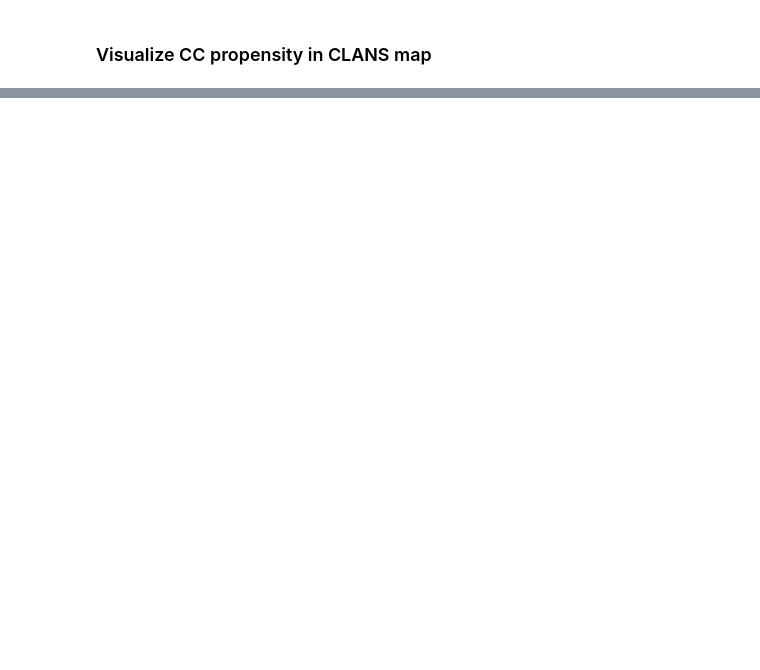
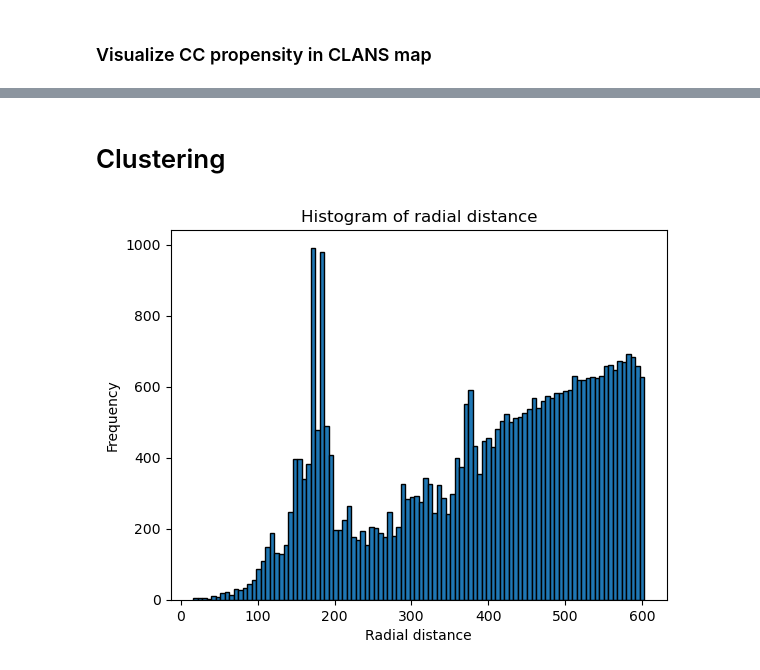
Before and after one commit to donEnno/hendecads, a Jupyter notebook: code/hendecad_prep.ipynb, the cells around one changed output, grey strips where cells are left out. Saved outputs shown, nothing was run; the diff lists cells and outputs as text; code cells hidden in the pictures; blank space fills up the shorter version.

Commit message:
Added cluster analysis

```diff
--- a/code/hendecad_prep.ipynb
+++ b/code/hendecad_prep.ipynb
@@ -193,7 +198,7 @@ Text(0, 0.5, 'Frequency')
 # %% [markdown]
 ### Visualize CC propensity in CLANS map
 # %%
-clans_data = "/ebio/abt1_share/prediction_hendecads/data/new_prot_fam_data/CLANS_cluster_map/new_hendecads_1E-14.clans"
+clans_data = '/home/enno/uni/SS23/thesis/data/hendecads/new_hendecads_1E-14.clans'  # "/ebio/abt1_share/prediction_hendecads/data/new_prot_fam_data/CLANS_cluster_map/new_hendecads_1E-14.clans"
 
 with open(clans_data, 'r') as file:
     data = file.readlines()
@@ -226,0 +230,12 @@ plt.show()
+# %% [markdown]
+# Clustering
+# %%
+radial_distance = np.sqrt(pos_df['x']**2 + pos_df['y']**2)
+
+plt.hist(radial_distance, bins=100, edgecolor='black')
+plt.title('Histogram of radial distance')
+plt.xlabel('Radial distance')
+plt.ylabel('Frequency')
+plt.show()
+# %% [output]
+[figure, added]
```
Also changed, not shown: parts of 23 cells of this notebook, 2 other files.
